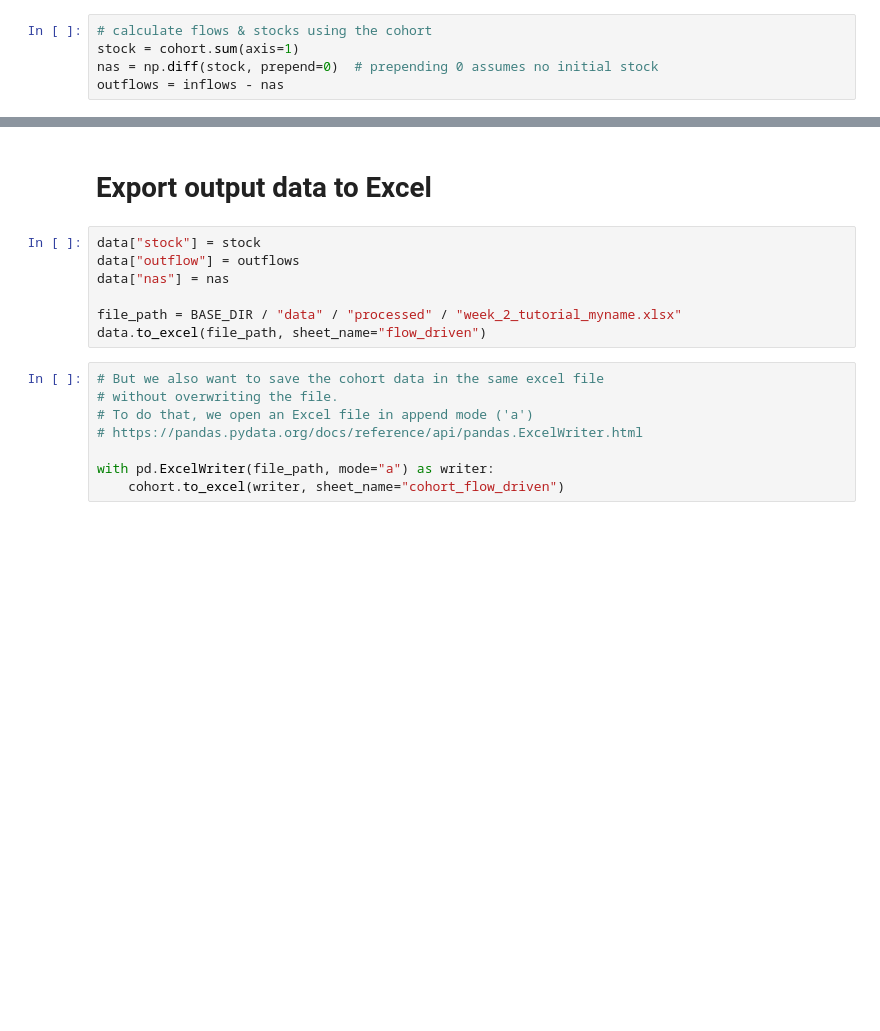
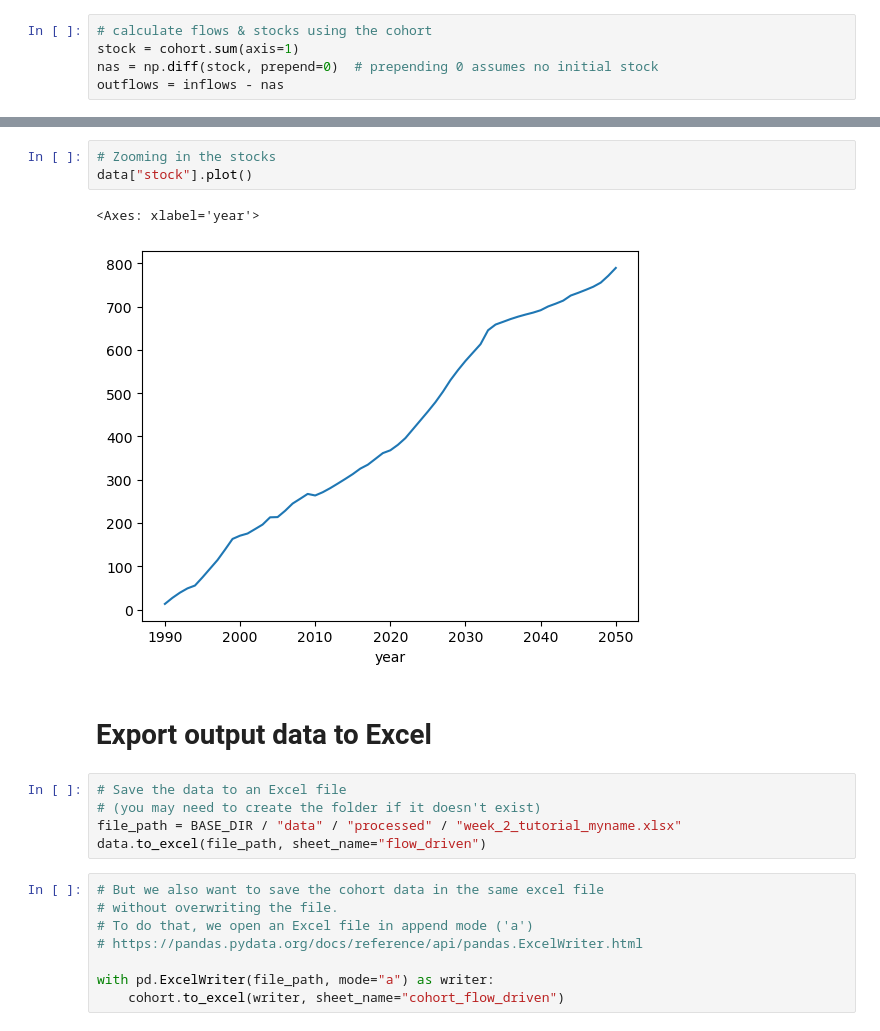
Before and after one commit to adrien-perello/MFA, a Jupyter notebook: 02_stock_driven_and_surv_curves/tutorial_and_homework/notebooks/week_2_tutorial_flow_driven.ipynb, the cells around one changed output, grey strips where cells are left out. Drawn from its saved outputs; the diff is of its cells as text; blank space fills up the shorter version.

```diff
--- a/02_stock_driven_and_surv_curves/tutorial_and_homework/notebooks/week_2_tutorial_flow_driven.ipynb
+++ b/02_stock_driven_and_surv_curves/tutorial_and_homework/notebooks/week_2_tutorial_flow_driven.ipynb
@@ -256,10 +291,14 @@ outflows = inflows - nas
+# %%
+# Zooming in the stocks
+data["stock"].plot()
+# %% [output]
+<Axes: xlabel='year'>
+[figure, added]
 # %% [markdown]
 # Export output data to Excel
 # %%
-data["stock"] = stock
-data["outflow"] = outflows
-data["nas"] = nas
-
+# Save the data to an Excel file
+# (you may need to create the folder if it doesn't exist)
 file_path = BASE_DIR / "data" / "processed" / "week_2_tutorial_myname.xlsx"
 data.to_excel(file_path, sheet_name="flow_driven")
 # %%
```
Also changed, not shown: parts of 8 cells of this notebook, 1 other file.
